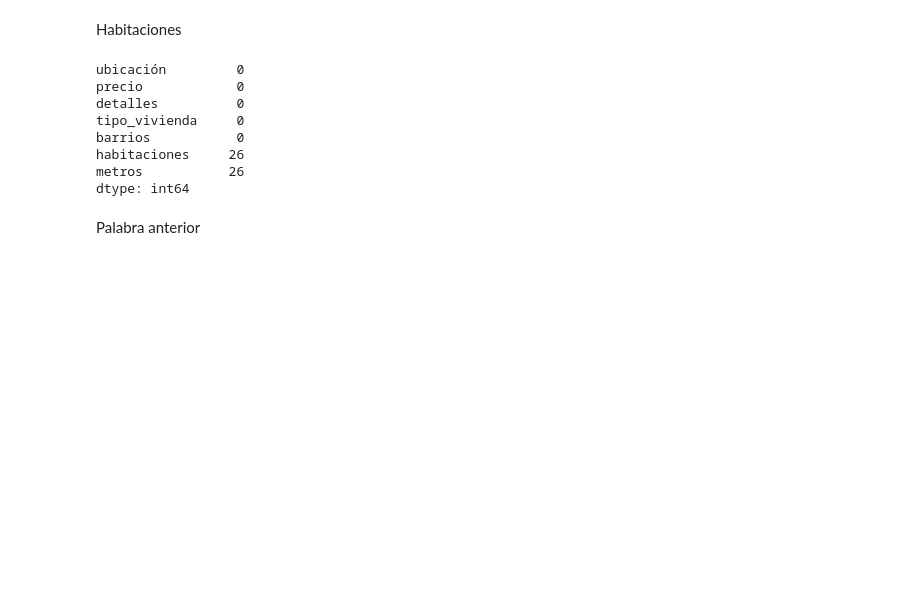
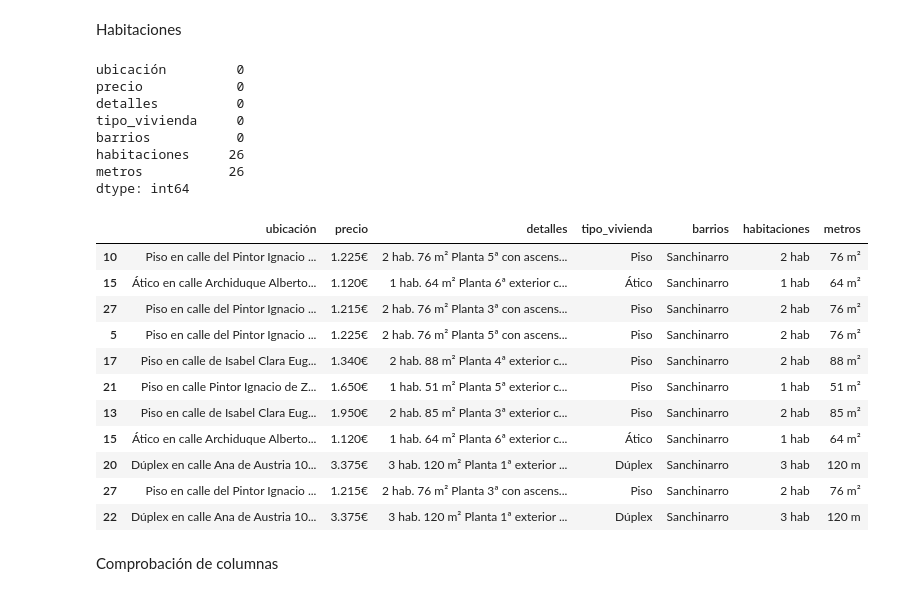
Before and after one commit to filokaizen/Rent-in-Madrid, a Jupyter notebook: Jupyters/main.ipynb, the cells around one changed output. Saved outputs shown, nothing was run; the diff lists cells and outputs as text; code cells hidden in the pictures; blank space fills up the shorter version.

```diff
--- a/Jupyters/main.ipynb
+++ b/Jupyters/main.ipynb
@@ -293,5 +302,20 @@ data['habitaciones'].fillna('0 estudio', inplace=True)
 # %%
 data['metros'].fillna('0 estudio', inplace=True)
 # Relleno los nulos de mi columna metros por 0 estudio
-# %% [markdown]
-Palabra anterior
+# %%
+data[data['barrios'].str.contains('Sanchinarro', case=False)]
+# %% [output]
+|  | ubicación | precio | detalles | tipo_vivienda | barrios | habitaciones | metros |
+| 10 | Piso en calle del Pintor Ignacio ... | 1.225€ | 2 hab. 76 m² Planta 5ª con ascens... | Piso | Sanchinarro | 2 hab | 76 m² |
+| 15 | Ático en calle Archiduque Alberto... | 1.120€ | 1 hab. 64 m² Planta 6ª exterior c... | Ático | Sanchinarro | 1 hab | 64 m² |
+| 27 | Piso en calle del Pintor Ignacio ... | 1.215€ | 2 hab. 76 m² Planta 3ª con ascens... | Piso | Sanchinarro | 2 hab | 76 m² |
+| 5 | Piso en calle del Pintor Ignacio ... | 1.225€ | 2 hab. 76 m² Planta 5ª con ascens... | Piso | Sanchinarro | 2 hab | 76 m² |
+| 17 | Piso en calle de Isabel Clara Eug... | 1.340€ | 2 hab. 88 m² Planta 4ª exterior c... | Piso | Sanchinarro | 2 hab | 88 m² |
+| 21 | Piso en calle Pintor Ignacio de Z... | 1.650€ | 1 hab. 51 m² Planta 5ª exterior c... | Piso | Sanchinarro | 1 hab | 51 m² |
+| 13 | Piso en calle de Isabel Clara Eug... | 1.950€ | 2 hab. 85 m² Planta 3ª exterior c... | Piso | Sanchinarro | 2 hab | 85 m² |
+| 15 | Ático en calle Archiduque Alberto... | 1.120€ | 1 hab. 64 m² Planta 6ª exterior c... | Ático | Sanchinarro | 1 hab | 64 m² |
+| 20 | Dúplex en calle Ana de Austria 10... | 3.375€ | 3 hab. 120 m² Planta 1ª exterior ... | Dúplex | Sanchinarro | 3 hab | 120 m |
+| 27 | Piso en calle del Pintor Ignacio ... | 1.215€ | 2 hab. 76 m² Planta 3ª con ascens... | Piso | Sanchinarro | 2 hab | 76 m² |
+| 22 | Dúplex en calle Ana de Austria 10... | 3.375€ | 3 hab. 120 m² Planta 1ª exterior ... | Dúplex | Sanchinarro | 3 hab | 120 m |
+# %% [markdown]
+Comprobación de columnas
```
Also changed, not shown: parts of 17 cells of this notebook, 3 other files.
